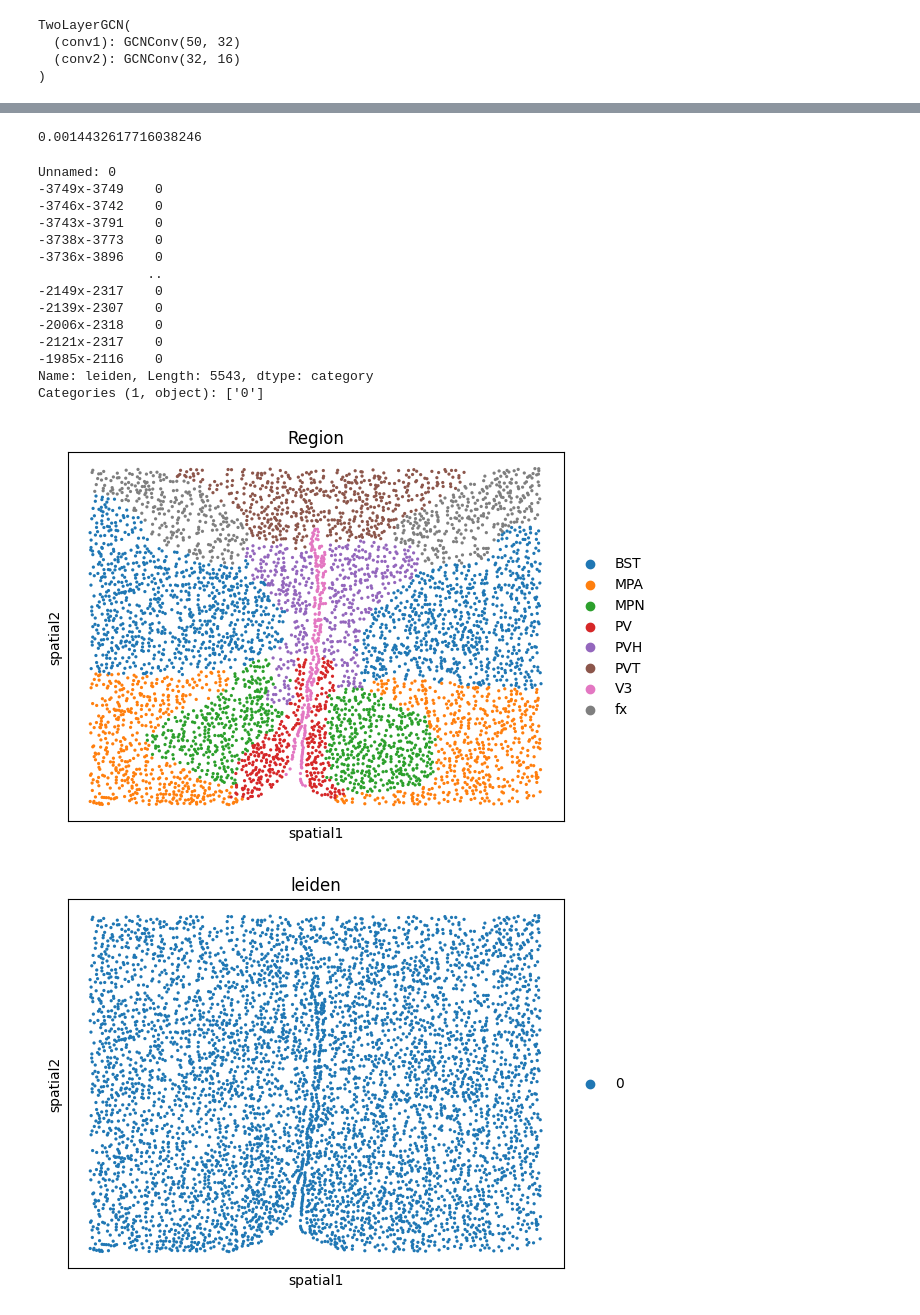
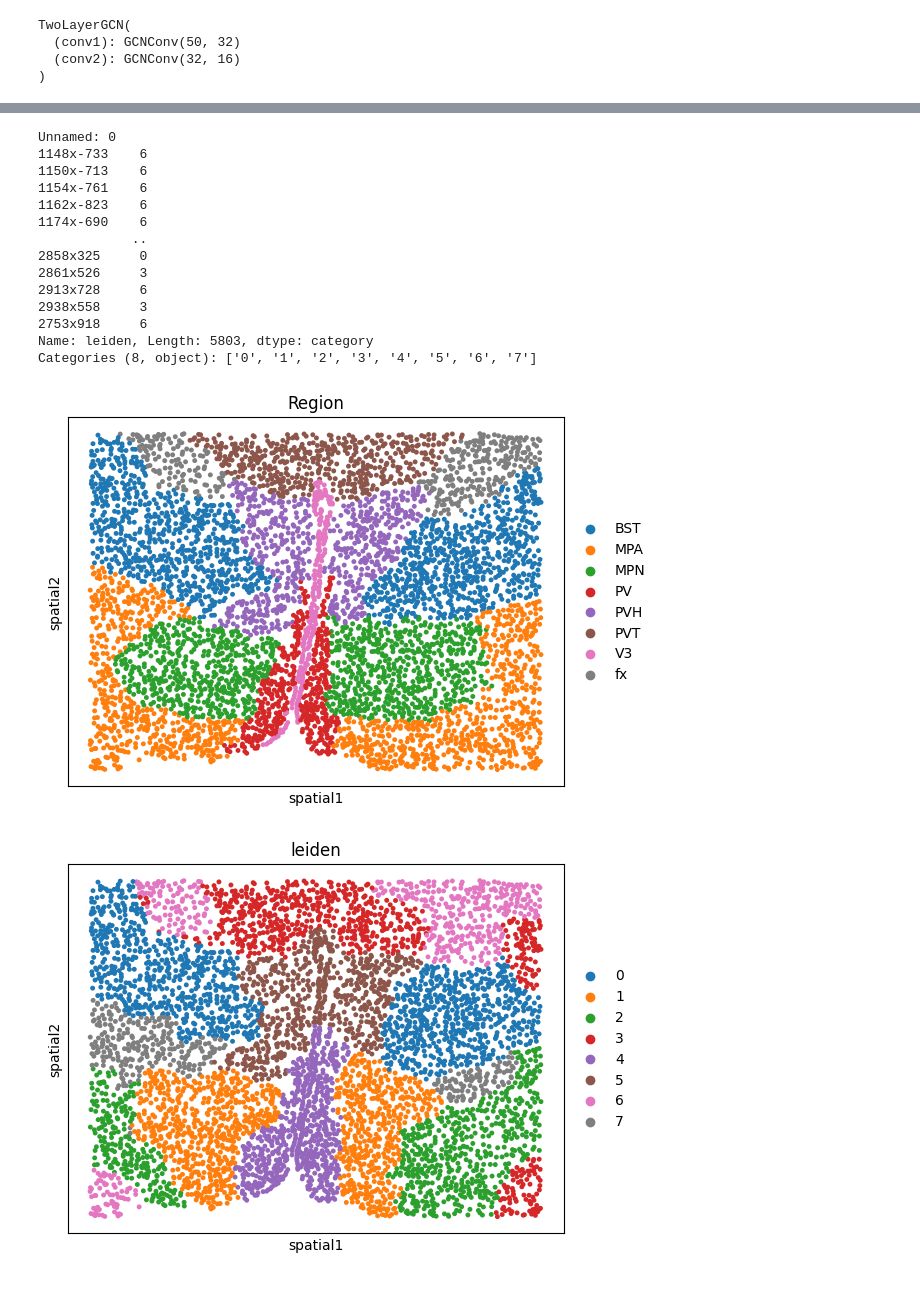
Before and after one commit to BoevaLab/spatial-augmentations, a Jupyter notebook: notebooks/playground.ipynb, the cells around one changed output, grey strips where cells are left out. Cells and saved outputs as stored; diff of their text form; code cells hidden in the pictures.

```diff
--- a/notebooks/playground.ipynb
+++ b/notebooks/playground.ipynb
@@ -10,12 +11,18 @@ from src.data.spatial_omics_datamodule import SpatialOmicsDataModule
 from src.models.bgrl_module import BGRLLitModule
 from sklearn.metrics import normalized_mutual_info_score, adjusted_rand_score
 # %%
-datamodule = SpatialOmicsDataModule(data_dir="../data/domain/raw", processed_dir="../data/domain/processed")
+datamodule = SpatialOmicsDataModule(
+    data_dir="../data/domain/raw",
+    processed_dir="../data/domain/processed/",
+    redo_preprocess=False
+    )
+
 datamodule.prepare_data()
 datamodule.setup()
 test_dataloder = datamodule.test_dataloader()
 
 for batch in test_dataloder:
     print(batch.sample_name[0])
+    print(batch.x.shape)
 # %% [output]
 BaristaSeq1
@@ -33,5 +45,5 @@ BaristaSeq2
 # %%
-desired_sample_name = "BaristaSeq3"
+desired_sample_name = "MERFISH_small4"
 batch = None
 
 for b in test_dataloder:
@@ -47,5 +59,5 @@ DataBatch(x=[1627, 50], edge_index=[2, 18288], edge_weight=[18288], sample_name=
 # %%
-checkpoint_path = "../logs/train_domain/runs/2025-03-28_12-17-28/checkpoints/epoch_256.ckpt"
+checkpoint_path = "../logs/train_domain/runs/2025-03-31_15-41-12/checkpoints/epoch_011.ckpt"
 model = BGRLLitModule.load_from_checkpoint(checkpoint_path).net.online_encoder
 model
 # %% [output]
@@ -81,40 +93,32 @@ AnnData object with n_obs × n_vars = 5543 × 155
     uns: 'domain_colors', 'log1p', 'pca'
     obsm: 'X_pca', 'adj', 'spatial', 'cell_embeddings'
     varm: 'PCs'
-# %%
-num_regions / adata.shape[0]
-# %% [output]
-0.0014432617716038246
 # %%
 
 sc.pp.neighbors(adata, use_rep="cell_embeddings")  # Build the neighborhood graph
-
-num_regions = adata.obs["Region"].nunique()  # Number of unique regions
-resolution = num_regions / adata.shape[0]
-
-sc.tl.leiden(adata, resolution=0.0014432617716038246)  # Perform Leiden clustering
+sc.tl.leiden(adata, resolution=0.13)  # Perform Leiden clustering
 print(adata.obs["leiden"])
 # %% [output]
 Unnamed: 0
--3749x-3749    0
--3746x-3742    0
--3743x-3791    0
--3738x-3773    0
--3736x-3896    0
-              ..
--2149x-2317    0
--2139x-2307    0
--2006x-2318    0
--2121x-2317    0
--1985x-2116    0
-Name: leiden, Length: 5543, dtype: category
-Categories (1, object): ['0']
+1148x-733    6
+1150x-713    6
+1154x-761    6
+1162x-823    6
+1174x-690    6
+            ..
+2858x325     0
+2861x526     3
+2913x728     6
+2938x558     3
+2753x918     6
+Name: leiden, Length: 5803, dtype: category
+Categories (8, object): ['0', '1', '2', '3', '4', '5', '6', '7']
 # %%
-sc.pl.embedding(adata, basis="spatial", color="Region")
-sc.pl.embedding(adata, basis="spatial", color="leiden")
+sc.pl.embedding(adata, basis="spatial", color="Region", size=50)
+sc.pl.embedding(adata, basis="spatial", color="leiden", size=50)
 # %% [output]
-[figure, old version]
+[figure, new version]
-[figure, old version]
+[figure, new version]
 # %%
 # Ground truth labels
 ground_truth_labels = adata.obs["Region"]
```
Also changed, not shown: parts of 7 cells of this notebook, 4 other files.
